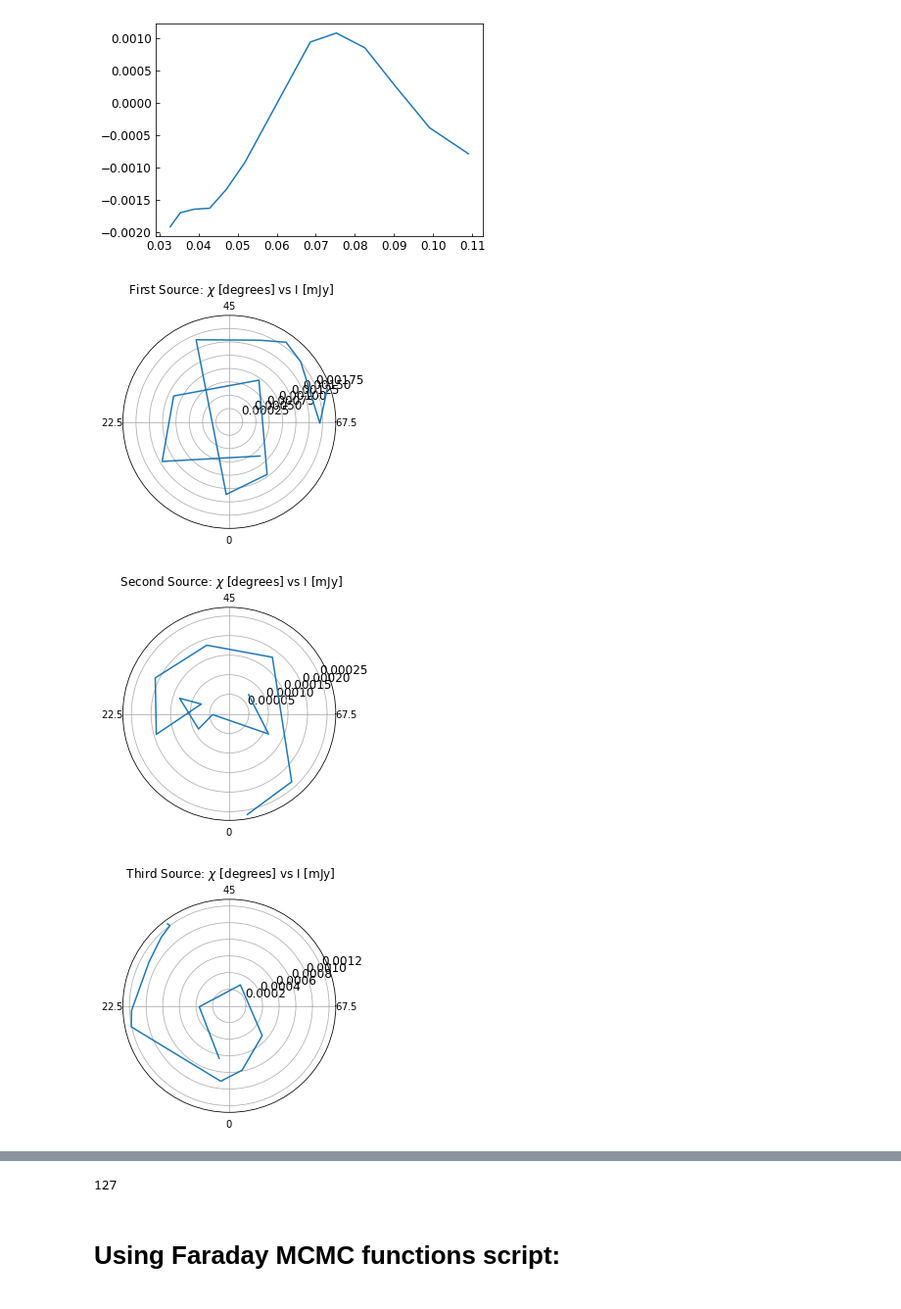
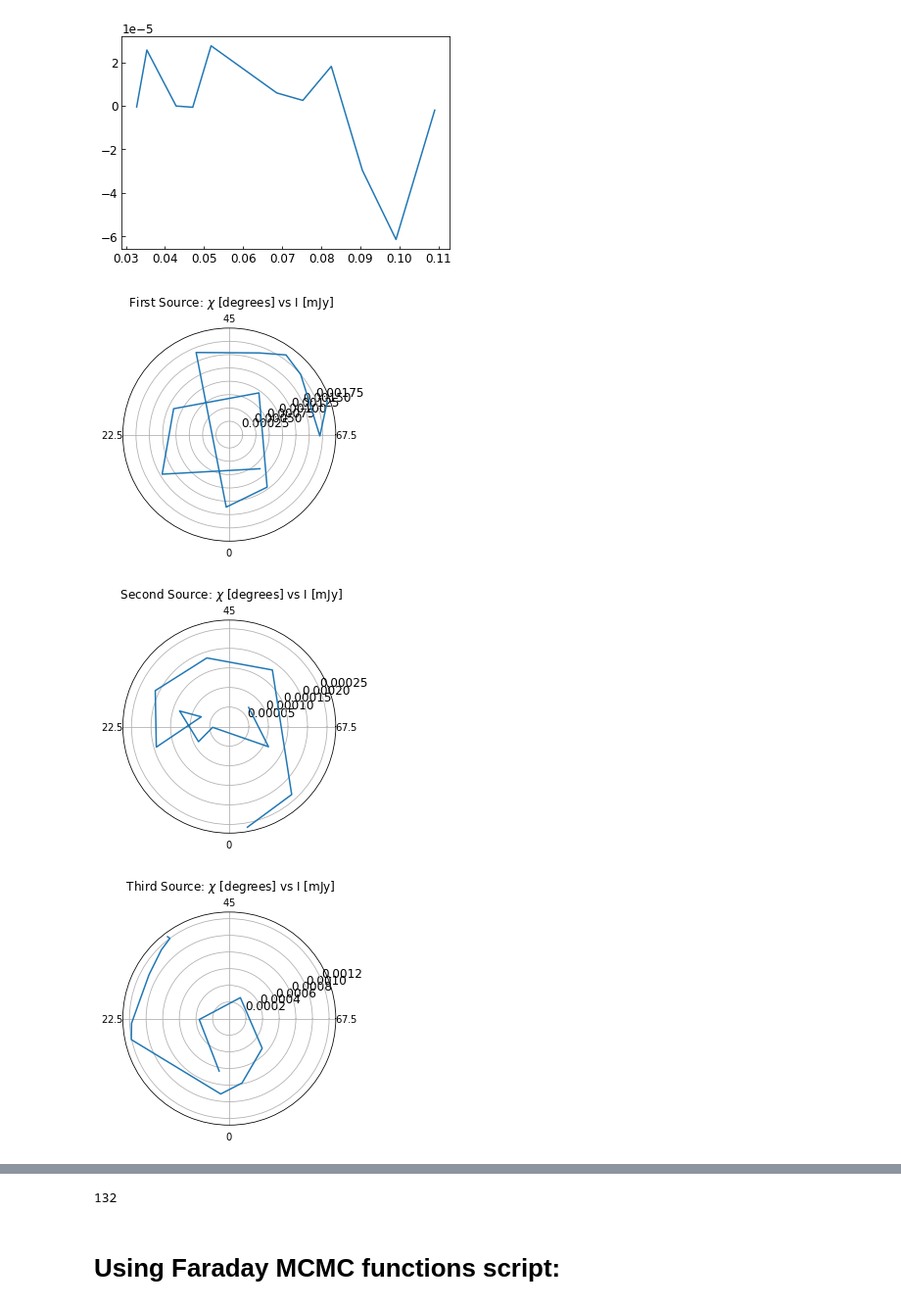
Before and after one commit to Woutmg/Meerkat_FracPol_New, a Jupyter notebook: MCMC_Faradayrotation.ipynb, the cells around one changed output, grey strips where cells are left out. Shown at 98% size. Saved outputs shown, nothing was run; the diff lists cells and outputs as text; code cells hidden in the pictures.

Commit message:
Added better BDSF selection, MCMC result flagger and analyser.

```diff
--- a/MCMC_Faradayrotation.ipynb
+++ b/MCMC_Faradayrotation.ipynb
@@ -22,10 +25,10 @@ import tqdm
 # %%
 # Importing data:
 path_git = r'/net/vdesk/data2/GoesaertW/Data_Analyis_Git/'
-rsl = fits.open(get_pkg_data_filename(path_git+'Abell85_catalog_BDSF_rsl.fits'))[1].data
+rsl = fits.open(get_pkg_data_filename(path_git+'Abell85_catalog_BDSF_adapbox_rsl.fits'))[1].data
 
 path_rmsynth = r'/net/vdesk/data2/GoesaertW/Meerkat_Data/Abell_85/rmsynth/'
-fname_polint = 'rmsynth_polint'
+fname_polint = 'rmsynth_polint_1'
 hdu_polint = fits.open(get_pkg_data_filename(path_rmsynth+fname_polint+'.fits'))[0]
 del hdu_polint.header['CROTA4']
 data_polint = hdu_polint.data
@@ -34,6 +37,7 @@ wcs = WCS(hdu_polint.header)
 savedir =r'/net/vdesk/data2/GoesaertW/Meerkat_Data/Abell_85/Photometry_BDSF/'
 
 freqs = np.load('MKT_Freqs_mid.npy')
+
 lamb = c.value/freqs
 
 flux_measurements_I = np.load(savedir+'Abell85_BDSF_I.npy')
@@ -43,7 +47,7 @@ flux_unc_I = np.load(savedir+'Abell85_BDSF_unc_I.npy')
 flux_unc_Q = np.load(savedir+'Abell85_BDSF_unc_Q.npy')
 flux_unc_U = np.load(savedir+'Abell85_BDSF_unc_U.npy')
 sources_phi = np.load(savedir+'Abell85_phi.npy')
-mask = np.load(savedir+'Abell85_mask_pointsigma.npy')
+mask = np.load(r'/net/vdesk/data2/GoesaertW/Meerkat_Data/Abell_85/'+'Abell85_mask_5sigma10pix.npy')
 
 I_select = flux_measurements_I[:,mask]
 Q_select = flux_measurements_Q[:,mask]
@@ -84,49 +88,50 @@ plt.plot(lamb**2, Q_select[:,43])
 plt.show()
 
 fig, ax = plt.subplots(subplot_kw={'projection': 'polar'})
-ax.plot(4*angles_select[:,43], linpol_select[:,43])
+ax.plot(4*angles_select[:,37], linpol_select[:,37])
 ax.set_xticks(np.pi/180 * np.linspace(270,  0, 4))
 ax.set_xticklabels([r'$0$', r'$22.5$', r'$45$', r'$67.5$'], fontsize=10)
 ax.grid(True)
 ax.set_title(r" First Source: $\chi$ [degrees] vs I [mJy]")
 plt.show()
 
 fig, ax = plt.subplots(subplot_kw={'projection': 'polar'})
-ax.plot(4*angles_select[:,44], linpol_select[:,44])
+ax.plot(4*angles_select[:,38], linpol_select[:,38])
 ax.set_xticks(np.pi/180 * np.linspace(270,  0, 4))
 ax.set_xticklabels([r'$0$', r'$22.5$', r'$45$', r'$67.5$'], fontsize=10)
 ax.grid(True)
 ax.set_title(r" Second Source: $\chi$ [degrees] vs I [mJy]")
 plt.show()
 
 fig, ax = plt.subplots(subplot_kw={'projection': 'polar'})
-ax.plot(4*angles_select[:,52], linpol_select[:,52])
+ax.plot(4*angles_select[:,45], linpol_select[:,45])
 ax.set_xticks(np.pi/180 * np.linspace(270,  0, 4))
 ax.set_xticklabels([r'$0$', r'$22.5$', r'$45$', r'$67.5$'], fontsize=10)
 ax.grid(True)
 ax.set_title(r" Third Source: $\chi$ [degrees] vs I [mJy]")
 plt.show()
 
 fig, ax = plt.subplots(subplot_kw={'projection': 'polar'})
-ax.plot(4*angles_select[:,53], linpol_select[:,53])
+ax.plot(4*angles_select[:,46], linpol_select[:,46])
 ax.set_xticks(np.pi/180 * np.linspace(270,  0, 4))
 ax.set_xticklabels([r'$0$', r'$22.5$', r'$45$', r'$67.5$'], fontsize=10)
 ax.grid(True)
 ax.set_title(r" Fourth Source: $\chi$ [degrees] vs I [mJy]")
 plt.show()
 # %% [output]
-[figure, old version]
+[figure, new version]
 [figure]
 [figure]
 [figure]
 [figure]
 # %%
-#So, we need the sources 43, 44, 52, 53:
+#So, we need the sources 37, 38, 45, 46:
 mask_erik = np.zeros(len(I_select[0]), dtype=bool)
-mask_erik[43]=True
-mask_erik[44]=True
-mask_erik[53]=True
-mask_erik[52]=True
+mask_erik[37]=True
+mask_erik[38]=True
+mask_erik[45]=True
+mask_erik[46]=True
+
 I_compar = I_select[:,mask_erik]
 Q_compar = Q_select[:,mask_erik]
 U_compar = U_select[:,mask_erik]
@@ -145,7 +150,7 @@ p_compar_err = p_select_err[:,mask_erik]
 
 print(len(mask_erik))
 # %% [output]
-127
+132
 # %% [markdown]
 # Using Faraday MCMC functions script:
 # %%
```
Also changed, not shown: parts of 9 cells of this notebook, 16 other files.
